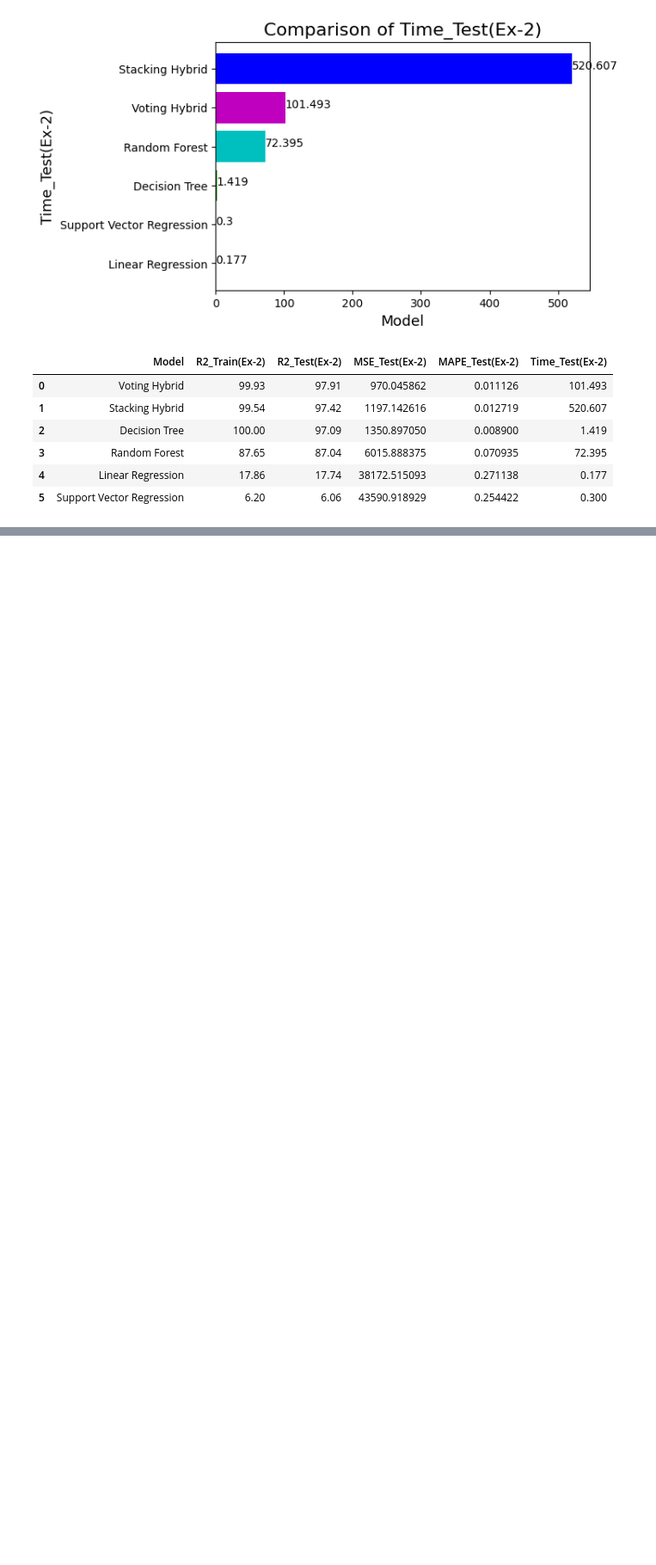
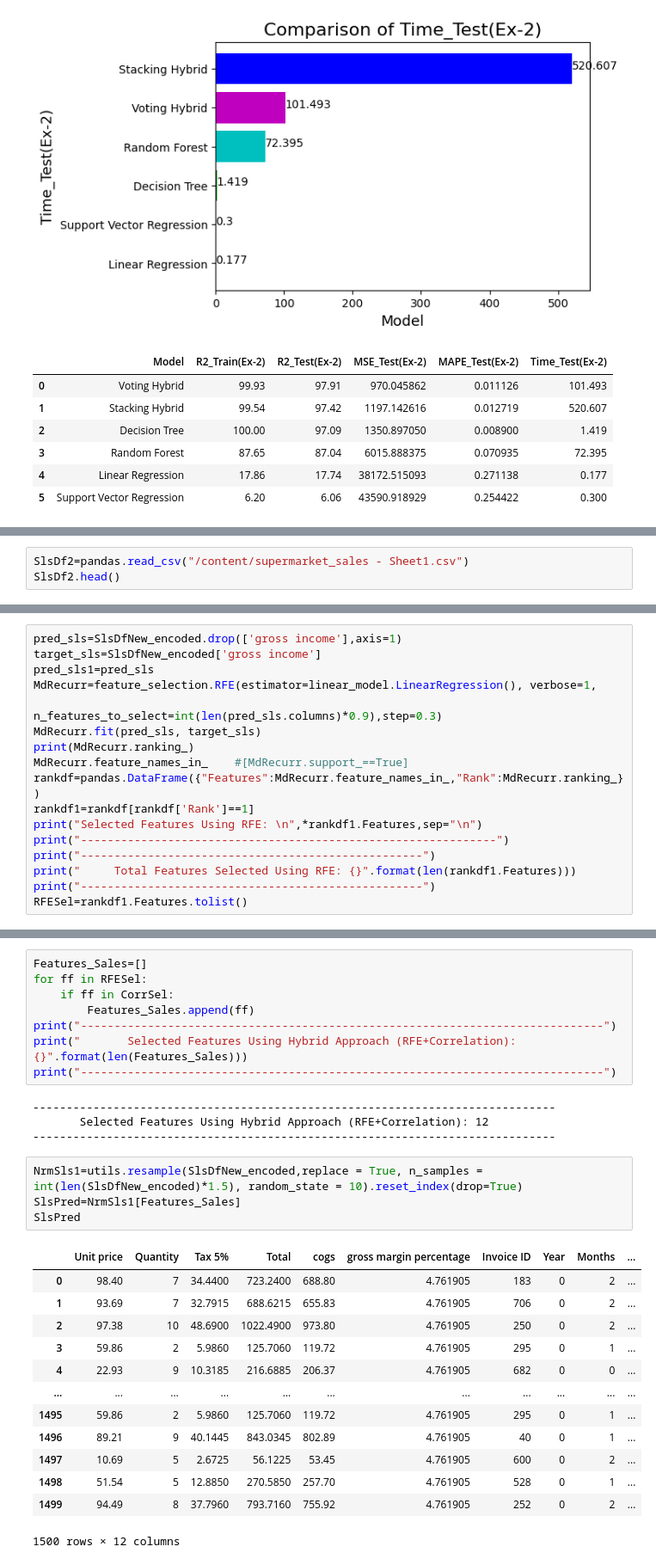
Before and after one commit to vasanthk99/Data_Science_Project, a Jupyter notebook: supermarket_sales_prediction_project.ipynb, the cells around one changed output, grey strips where cells are left out. Shown at 86% size. Drawn from its saved outputs; the diff is of its cells as text; blank space fills up the shorter version.

```diff
--- a/supermarket_sales_prediction_project.ipynb
+++ b/supermarket_sales_prediction_project.ipynb
@@ -797,0 +737,3 @@ TestSlsX
+# %%
+SlsDf2=pandas.read_csv("/content/supermarket_sales - Sheet1.csv")
+SlsDf2.head()
@@ -797,0 +1009,17 @@ TestSlsX
+# %%
+pred_sls=SlsDfNew_encoded.drop(['gross income'],axis=1)
+target_sls=SlsDfNew_encoded['gross income']
+pred_sls1=pred_sls
+MdRecurr=feature_selection.RFE(estimator=linear_model.LinearRegression(), verbose=1,
+                               n_features_to_select=int(len(pred_sls.columns)*0.9),step=0.3)
+MdRecurr.fit(pred_sls, target_sls)
+print(MdRecurr.ranking_)
+MdRecurr.feature_names_in_    #[MdRecurr.support_==True]
+rankdf=pandas.DataFrame({"Features":MdRecurr.feature_names_in_,"Rank":MdRecurr.ranking_})
+rankdf1=rankdf[rankdf['Rank']==1]
+print("Selected Features Using RFE: \n",*rankdf1.Features,sep="\n")
+print("--------------------------------------------------------------")
+print("---------------------------------------------------")
+print("     Total Features Selected Using RFE: {}".format(len(rankdf1.Features)))
+print("---------------------------------------------------")
+RFESel=rankdf1.Features.tolist()
@@ -797,0 +1044,30 @@ TestSlsX
+# %%
+Features_Sales=[]
+for ff in RFESel:
+    if ff in CorrSel:
+        Features_Sales.append(ff)
+print("------------------------------------------------------------------------------")
+print("       Selected Features Using Hybrid Approach (RFE+Correlation): {}".format(len(Features_Sales)))
+print("------------------------------------------------------------------------------")
+# %% [output]
+------------------------------------------------------------------------------
+       Selected Features Using Hybrid Approach (RFE+Correlation): 12
+------------------------------------------------------------------------------
+# %%
+NrmSls1=utils.resample(SlsDfNew_encoded,replace = True, n_samples = int(len(SlsDfNew_encoded)*1.5), random_state = 10).reset_index(drop=True)
+SlsPred=NrmSls1[Features_Sales]
+SlsPred
+# %% [output]
+|  | Unit price | Quantity | Tax 5% | Total | cogs | gross margin percentage | Invoice ID | Year | Months | ... |
+| 0 | 98.40 | 7 | 34.4400 | 723.2400 | 688.80 | 4.761905 | 183 | 0 | 2 | ... |
+| 1 | 93.69 | 7 | 32.7915 | 688.6215 | 655.83 | 4.761905 | 706 | 0 | 2 | ... |
+| 2 | 97.38 | 10 | 48.6900 | 1022.4900 | 973.80 | 4.761905 | 250 | 0 | 2 | ... |
+| 3 | 59.86 | 2 | 5.9860 | 125.7060 | 119.72 | 4.761905 | 295 | 0 | 1 | ... |
+| 4 | 22.93 | 9 | 10.3185 | 216.6885 | 206.37 | 4.761905 | 682 | 0 | 0 | ... |
+| ... | ... | ... | ... | ... | ... | ... | ... | ... | ... | ... |
+| 1495 | 59.86 | 2 | 5.9860 | 125.7060 | 119.72 | 4.761905 | 295 | 0 | 1 | ... |
+| 1496 | 89.21 | 9 | 40.1445 | 843.0345 | 802.89 | 4.761905 | 40 | 0 | 1 | ... |
+| 1497 | 10.69 | 5 | 2.6725 | 56.1225 | 53.45 | 4.761905 | 600 | 0 | 2 | ... |
+| 1498 | 51.54 | 5 | 12.8850 | 270.5850 | 257.70 | 4.761905 | 528 | 0 | 1 | ... |
+| 1499 | 94.49 | 8 | 37.7960 | 793.7160 | 755.92 | 4.761905 | 252 | 0 | 2 | ... |
+1500 rows × 12 columns
```
Also changed, not shown: parts of 26 cells of this notebook.
